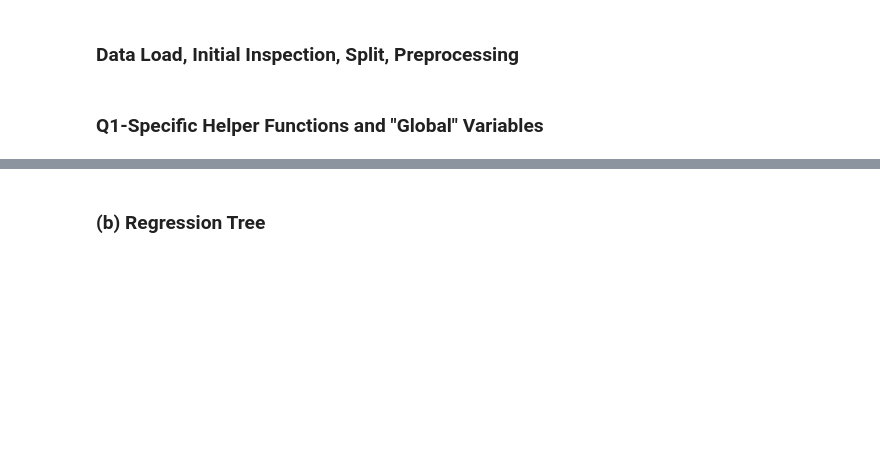
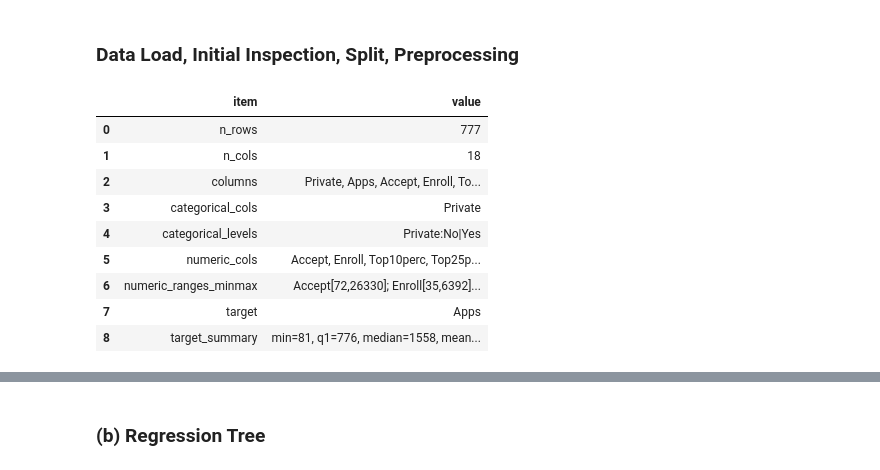
Before and after one commit to etoobian/STAT587_DS1_HW2, a Jupyter notebook: notebooks/STAT587_HW2.ipynb, the cells around one changed output, grey strips where cells are left out. Cells and saved outputs as stored; diff of their text form; code cells hidden in the pictures; blank space fills up the shorter version.

```diff
--- a/notebooks/STAT587_HW2.ipynb
+++ b/notebooks/STAT587_HW2.ipynb
@@ -264,2 +290,80 @@ assert n_missing == 0, f"Missing values exist in data: total missing = {n_missin
+# %%
+# Initial EDA summary
+
+# Categorical levels
+q1_cat_levels = {}
+for col in q1_cat_cols:
+    q1_cat_levels[col] = sorted(q1_df[col].astype(str).unique().tolist())
+
+q1_cat_levels_str = (
+    "; ".join([f"{col}:" + "|".join(levels) for col, levels in q1_cat_levels.items()])
+    if q1_cat_levels
+    else "(none)"
+)
+
+# Numeric ranges (predictors)
+q1_num_summary = q1_df[q1_num_cols].describe().T
+q1_num_ranges_str = (
+    "; ".join(
+        [
+            f"{col}[{q1_num_summary.loc[col, 'min']:.0f},{q1_num_summary.loc[col, 'max']:.0f}]"
+            for col in q1_num_summary.index
+        ]
+    )
+    if len(q1_num_cols) > 0
+    else "(none)"
+)
+
+# Target summary
+q1_apps_summary = q1_df[q1_y_col].describe()
+q1_apps_str = (
+    f"min={q1_apps_summary['min']:.0f}, "
+    f"q1={q1_apps_summary['25%']:.0f}, "
+    f"median={q1_apps_summary['50%']:.0f}, "
+    f"mean={q1_apps_summary['mean']:.1f}, "
+    f"q3={q1_apps_summary['75%']:.0f}, "
+    f"max={q1_apps_summary['max']:.0f}"
+)
+
+q1_eda_summary = pd.DataFrame(
+    {
+        "item": [
+            "n_rows",
+            "n_cols",
+            "columns",
+            "categorical_cols",
+            "categorical_levels",
+            "numeric_cols",
+            "numeric_ranges_minmax",
+            "target",
+            "target_summary",
+        ],
+        "value": [
+            q1_df.shape[0],
+            q1_df.shape[1],
+            ", ".join(q1_df.columns.astype(str).tolist()),
+            ", ".join(q1_cat_cols) if q1_cat_cols else "(none)",
+            q1_cat_levels_str,
+            ", ".join(q1_num_cols) if q1_num_cols else "(none)",
+            q1_num_ranges_str,
+            q1_y_col,
+            q1_apps_str,
+        ],
+    }
+)
+
+if VERBOSE:
+    display(q1_eda_summary)
+# %% [output]
+|  | item | value |
+| 0 | n_rows | 777 |
+| 1 | n_cols | 18 |
+| 2 | columns | Private, Apps, Accept, Enroll, To... |
+| 3 | categorical_cols | Private |
+| 4 | categorical_levels | Private:No|Yes |
+| 5 | numeric_cols | Accept, Enroll, Top10perc, Top25p... |
+| 6 | numeric_ranges_minmax | Accept[72,26330]; Enroll[35,6392]... |
+| 7 | target | Apps |
+| 8 | target_summary | min=81, q1=776, median=1558, mean... |
 # %%
 # Train/test split (80/20)
@@ -290,6 +383,4 @@ q1_preprocess = ColumnTransformer(
     ],
     remainder="drop",
 )
-# %% [markdown]
-### Q1-Specific Helper Functions and "Global" Variables
 # %% [markdown]
```
Also changed, not shown: parts of 26 cells of this notebook.
